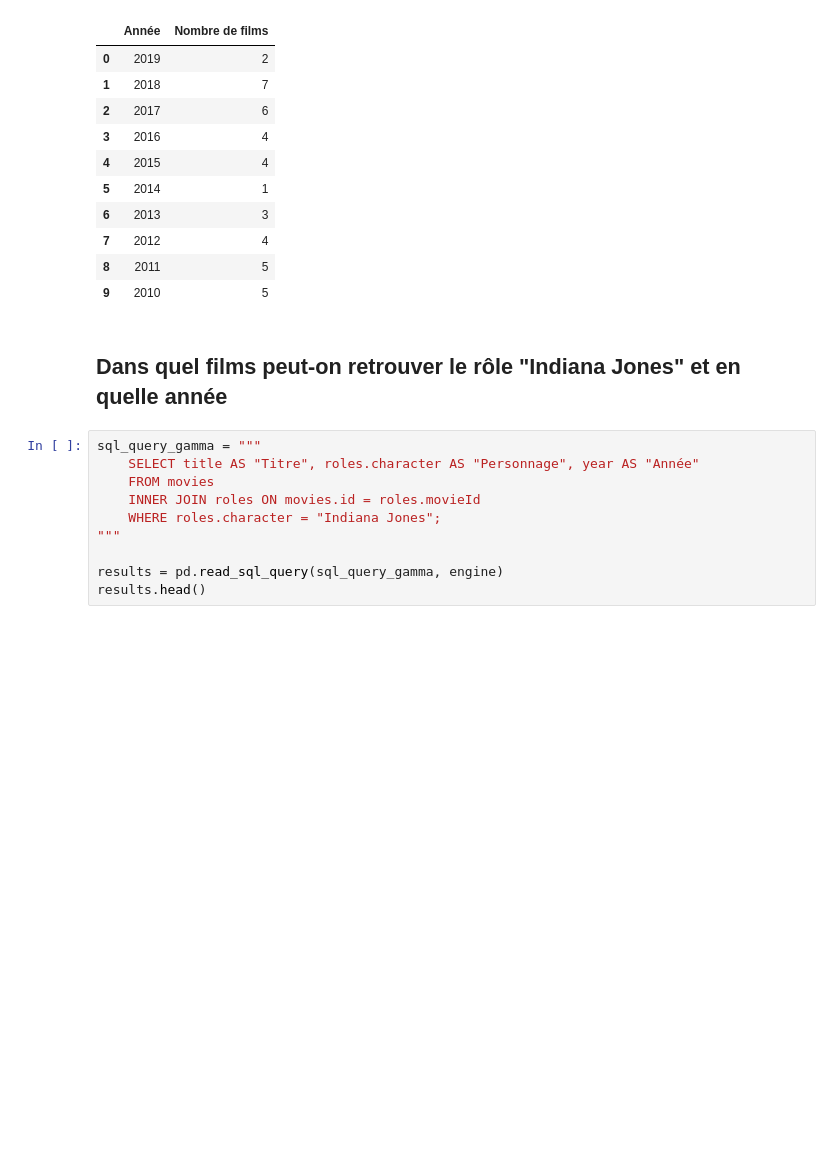
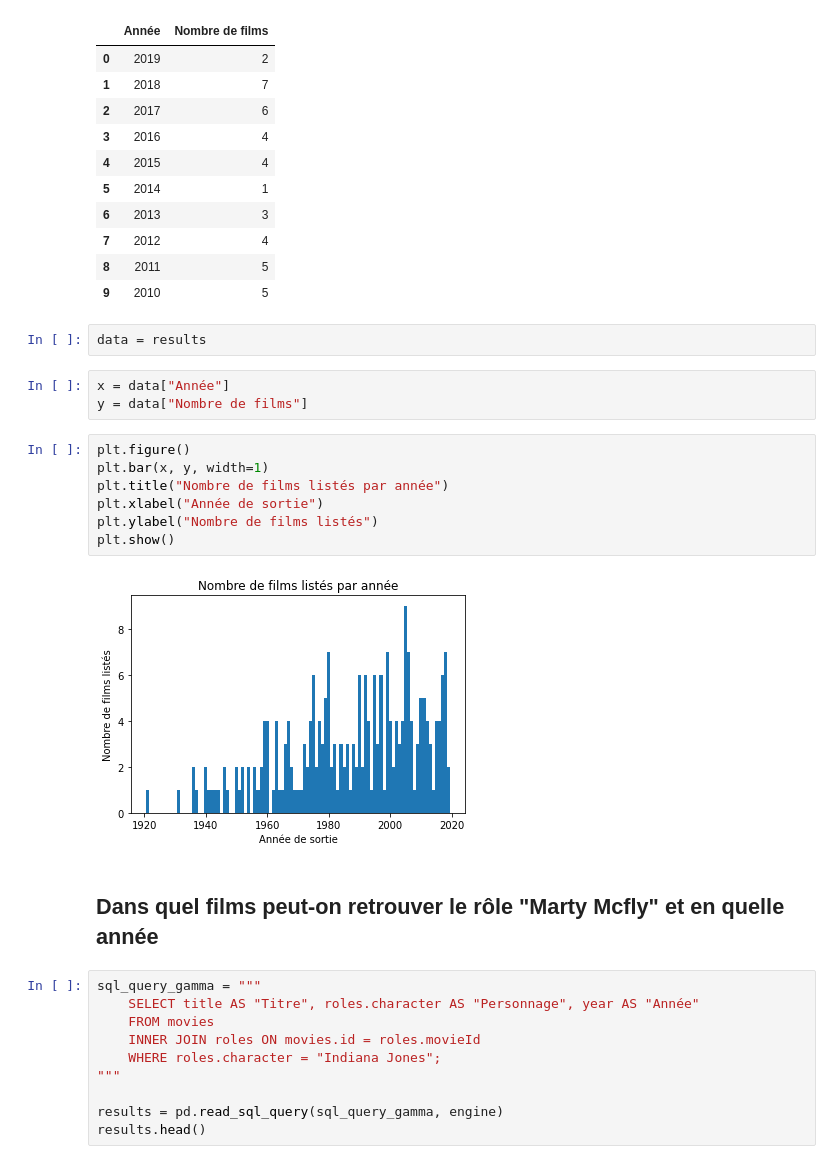
Before and after one commit to Halambic/movies-3, a Jupyter notebook: movies-3.ipynb, the cells around one changed output. Cells and saved outputs as stored; diff of their text form; blank space fills up the shorter version.

Commit message:
Added some matplotlib graphs to my notebook.

```diff
--- a/movies-3.ipynb
+++ b/movies-3.ipynb
@@ -627,8 +630,22 @@ results.head(10)
 | 7 | 2012 | 4 |
 | 8 | 2011 | 5 |
 | 9 | 2010 | 5 |
+# %%
+data = results
+# %%
+x = data["Année"]
+y = data["Nombre de films"]
+# %%
+plt.figure()
+plt.bar(x, y, width=1)
+plt.title("Nombre de films listés par année")
+plt.xlabel("Année de sortie")
+plt.ylabel("Nombre de films listés")
+plt.show()
+# %% [output]
+[figure, added]
 # %% [markdown]
-## Dans quel films peut-on retrouver le rôle "Indiana Jones" et en quelle année
+## Dans quel films peut-on retrouver le rôle "Marty Mcfly" et en quelle année
 # %%
 sql_query_gamma = """
     SELECT title AS "Titre", roles.character AS "Personnage", year AS "Année"
```
Also changed, not shown: parts of 1 cell of this notebook.
